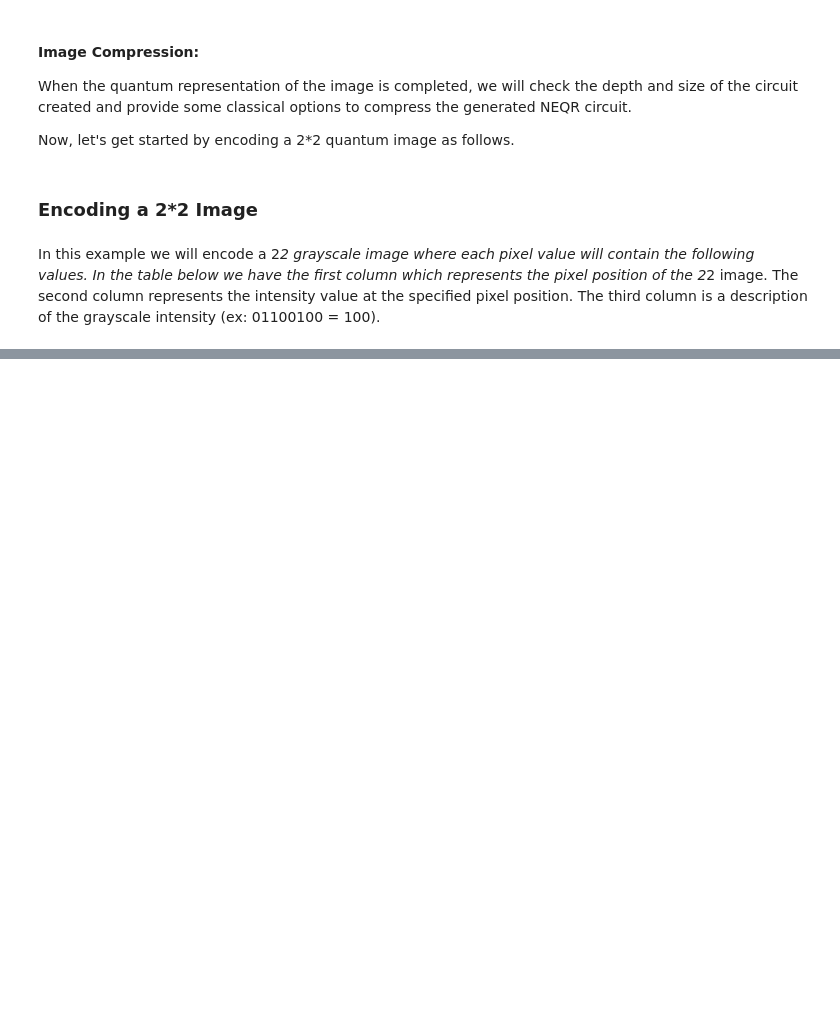
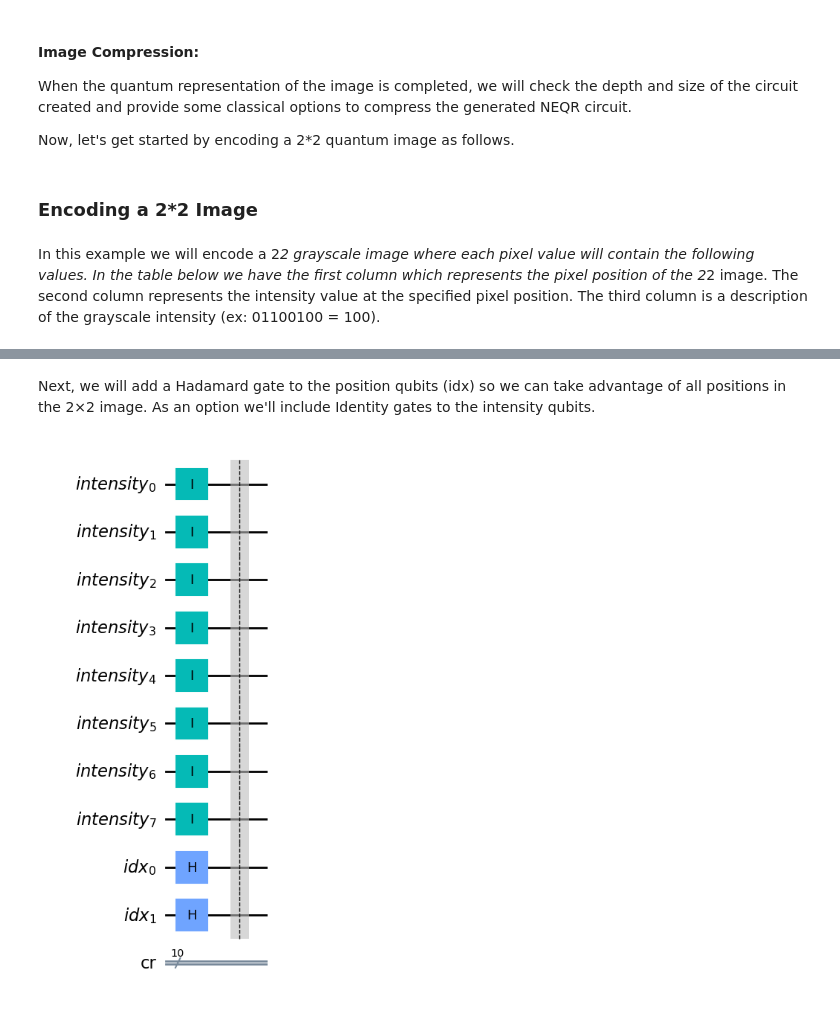
Before and after one commit to ksm999/QuantumComputing, a Jupyter notebook: QIP_FRQI_&_NEQR.ipynb, the cells around one changed output, grey strips where cells are left out. Drawn from its saved outputs; the diff is of its cells as text; code cells hidden in the pictures; blank space fills up the shorter version.

```diff
--- a/QIP_FRQI_&_NEQR.ipynb
+++ b/QIP_FRQI_&_NEQR.ipynb
@@ -437,0 +475,18 @@ In the table below we have the first column which represents the pixel position
+# %% [markdown]
+Next, we will add a Hadamard gate to the position qubits (idx) so we can take advantage of all positions in the 2×2 image. As an option we'll include Identity gates to the intensity qubits.
+# %%
+# Initialize the quantum circuit
+
+# Optional: Add Identity gates to the intensity values
+for idx in range(intensity.size):
+    qc_image.i(idx)
+
+# Add Hadamard gates to the pixel positions
+qc_image.h(8)
+qc_image.h(9)
+
+# Separate with barrier so it is easy to read later.
+qc_image.barrier()
+qc_image.draw('mpl')
+# %% [output]
+[figure, added]
```
Also changed, not shown: parts of 33 cells of this notebook.
